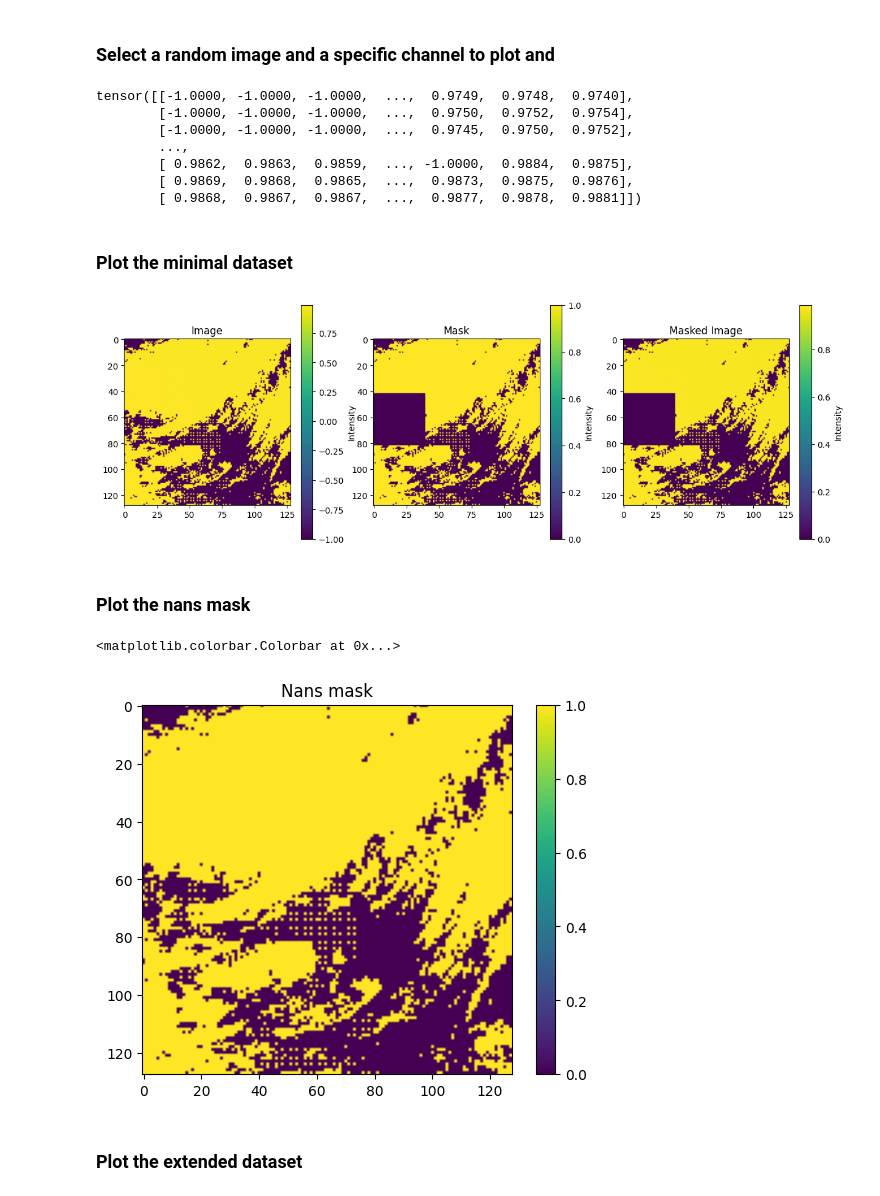
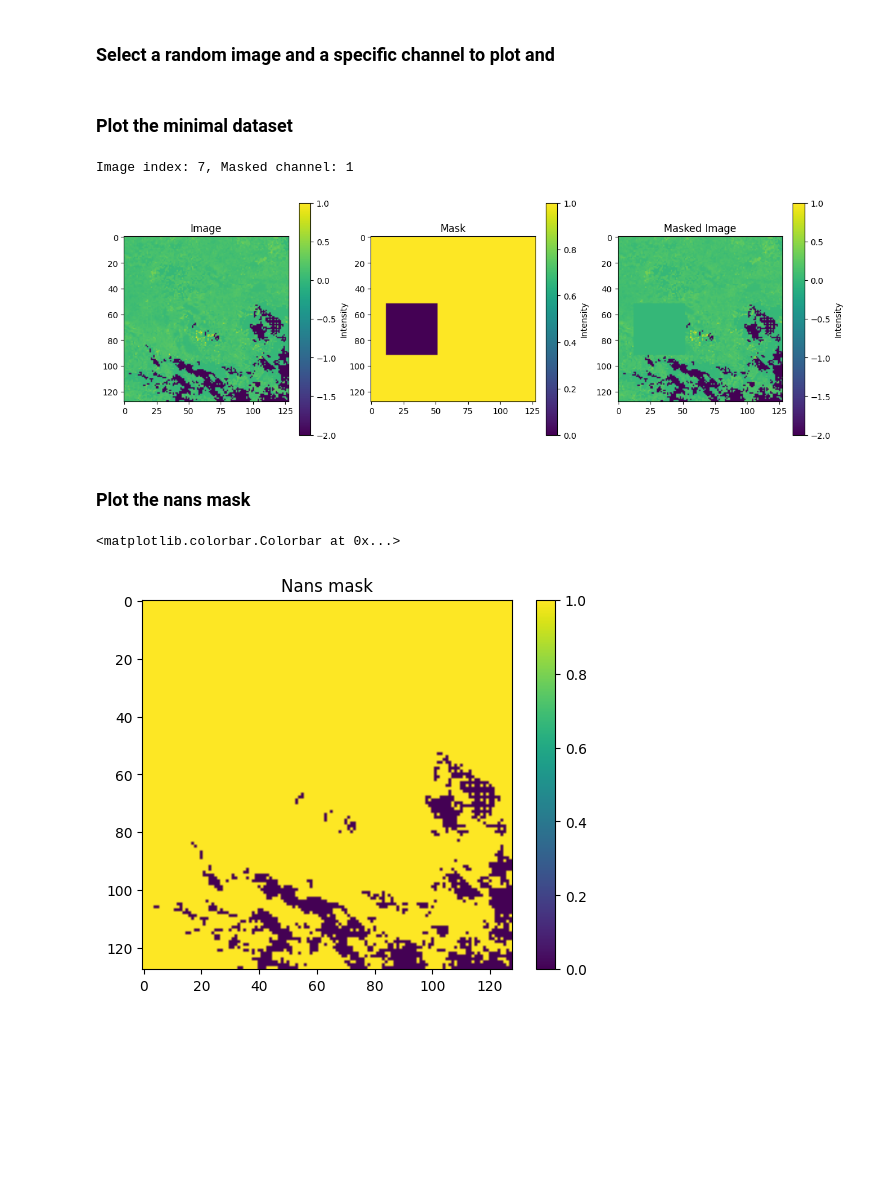
Before and after one commit to LisaDaVinchie/dataset_preprocessing, a Jupyter notebook: src/dataset_test.ipynb, the cells around one changed output. Saved outputs shown, nothing was run; the diff lists cells and outputs as text; code cells hidden in the pictures; blank space fills up the shorter version.

```diff
--- a/src/dataset_test.ipynb
+++ b/src/dataset_test.ipynb
@@ -8,27 +8,21 @@ from pathlib import Path
 # %% [markdown]
 ### Choose a dataset index and check that the dataset exists
 # %%
-dataset_idx = 3
-extended_dataset_path = Path(f"../data/IFREMER-GLOB-SST-L3-NRT-OBS_FULL_TIME_SERIE_202211/extended_datasets/dataset_{dataset_idx}.pt")
-minimal_dataset_path = Path(f"../data/IFREMER-GLOB-SST-L3-NRT-OBS_FULL_TIME_SERIE_202211/minimal_datasets/dataset_{dataset_idx}.pt")
-nans_masks_path = Path(f"../data/IFREMER-GLOB-SST-L3-NRT-OBS_FULL_TIME_SERIE_202211/nans_masks/nans_mask_{dataset_idx}.pt")
+dataset_idx = 6
+dataset_path = Path(f"../data/datasets/dataset_{dataset_idx}.pt")
+nans_masks_path = Path(f"../data/nanmasks/nanmasks_{dataset_idx}.pt")
 
 if not nans_masks_path.exists():
     raise FileNotFoundError(f"File {nans_masks_path} does not exist.")
-if not minimal_dataset_path.exists():
-    raise FileNotFoundError(f"File {minimal_dataset_path} does not exist.")
+if not dataset_path.exists():
+    raise FileNotFoundError(f"File {dataset_path} does not exist.")
 # %% [markdown]
 ### Load the dataset
-# %%
-extended_dataset = None
-if extended_dataset_path.exists():
-    print(f"Loading extended dataset from {extended_dataset_path}")
-    extended_dataset = th.load(extended_dataset_path)
-    extended_dataset_keys = list(extended_dataset.keys())
-
-minimal_dataset = th.load(minimal_dataset_path)
-nans_masks = th.load(nans_masks_path)
-
-minimal_dataset_keys = list(minimal_dataset.keys())
+# %%
+dataset = th.load(dataset_path)
+nans_masks = th.load(nans_masks_path)
+
+dataset_keys = list(dataset.keys())
+n_channels = dataset[dataset_keys[0]].shape[1]
 # %% [markdown]
 ### Select a random image and a specific channel to plot and
@@ -38,28 +29,26 @@ masked_channel = 0
-# %%
-minimal_dataset[minimal_dataset_keys[0]][random_idx, masked_channel, :, :]
-# %% [output]
-tensor([[-1.0000, -1.0000, -1.0000,  ...,  0.9749,  0.9748,  0.9740],
-        [-1.0000, -1.0000, -1.0000,  ...,  0.9750,  0.9752,  0.9754],
-        [-1.0000, -1.0000, -1.0000,  ...,  0.9745,  0.9750,  0.9752],
-        ...,
-        [ 0.9862,  0.9863,  0.9859,  ..., -1.0000,  0.9884,  0.9875],
-        [ 0.9869,  0.9868,  0.9865,  ...,  0.9873,  0.9875,  0.9876],
-        [ 0.9868,  0.9867,  0.9867,  ...,  0.9877,  0.9878,  0.9881]])
 # %% [markdown]
 ### Plot the minimal dataset
 # %%
+random_idx = np.random.randint(0, dataset[dataset_keys[0]].shape[0])
+masked_channel = np.random.randint(0, n_channels)
+print(f"Image index: {random_idx}, Masked channel: {masked_channel}")
+
+image = dataset[dataset_keys[0]][random_idx, masked_channel, :, :]
+mask = dataset[dataset_keys[1]][random_idx, masked_channel, :, :]
+masked_image = image * mask
 fig, axs = plt.subplots(1, 3, figsize=(15, 5))
-axs[0].imshow(minimal_dataset[minimal_dataset_keys[0]][random_idx, masked_channel, :, :].numpy(), cmap='viridis')
+axs[0].imshow(image.numpy(), cmap='viridis')
 axs[0].set_title("Image")
-axs[1].imshow(minimal_dataset[minimal_dataset_keys[1]][random_idx, masked_channel, :, :].numpy(), cmap='viridis')
+axs[1].imshow(mask.numpy(), cmap='viridis')
 axs[1].set_title("Mask")
-axs[2].imshow(minimal_dataset[minimal_dataset_keys[0]][random_idx, masked_channel, :, :].numpy() * minimal_dataset[minimal_dataset_keys[1]][random_idx, masked_channel, :, :].numpy(), cmap='viridis')
+axs[2].imshow((image * mask).numpy(), cmap='viridis')
 axs[2].set_title("Masked Image")
 for ax in axs:
     cbar = fig.colorbar(ax.images[0], ax=ax, orientation='vertical')
     cbar.ax.set_ylabel('Intensity')
 # %% [output]
+Image index: 7, Masked channel: 1
-[figure, old version]
+[figure, new version]
 # %% [markdown]
 ### Plot the nans mask
 # %%
@@ -68,6 +57,4 @@ plt.title("Nans mask")
 plt.colorbar()
 # %% [output]
 <matplotlib.colorbar.Colorbar at 0x...>
-[figure, old version]
+[figure, new version]
-# %% [markdown]
-### Plot the extended dataset
```
Also changed, not shown: parts of 2 cells of this notebook.
